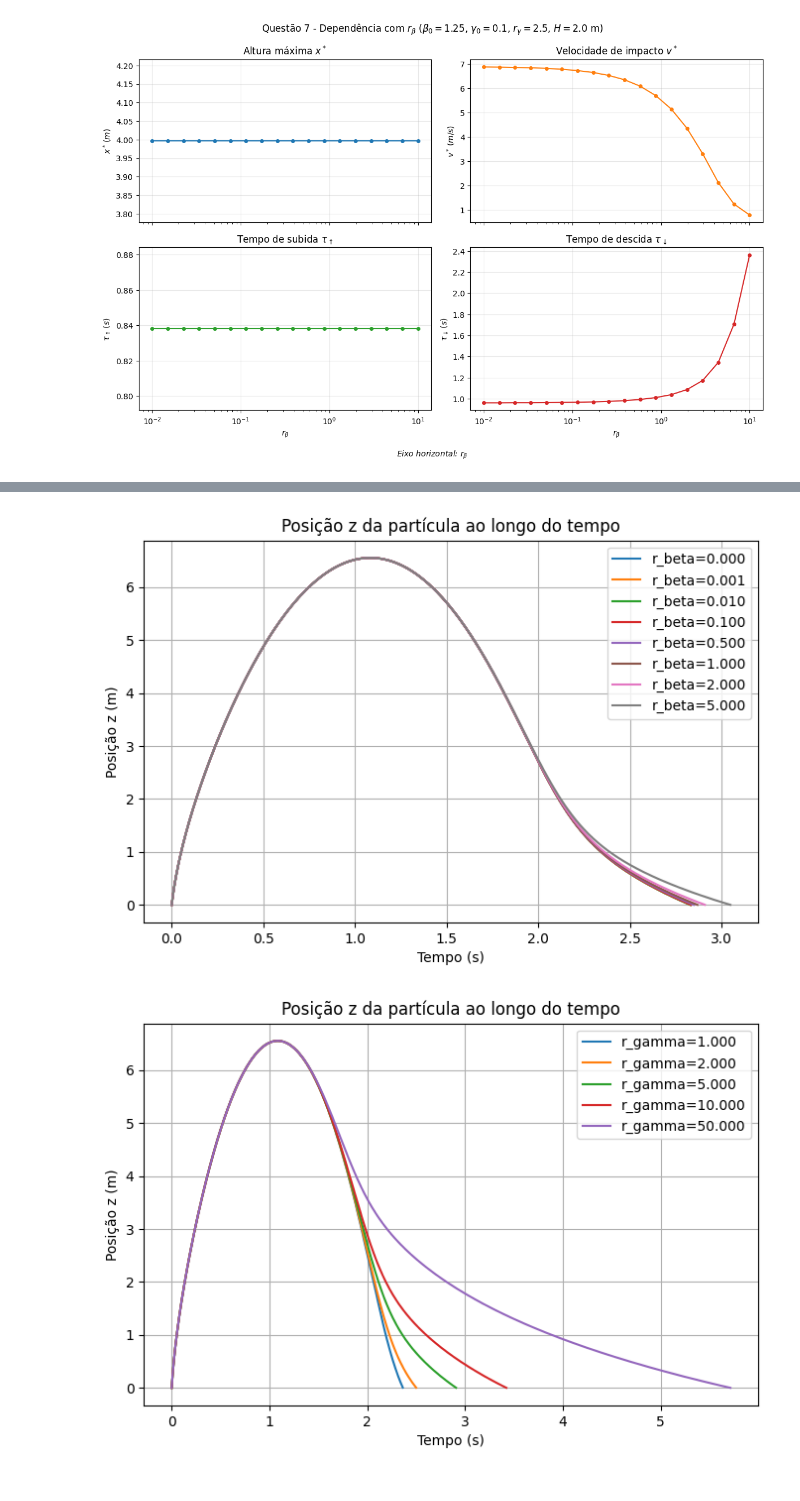
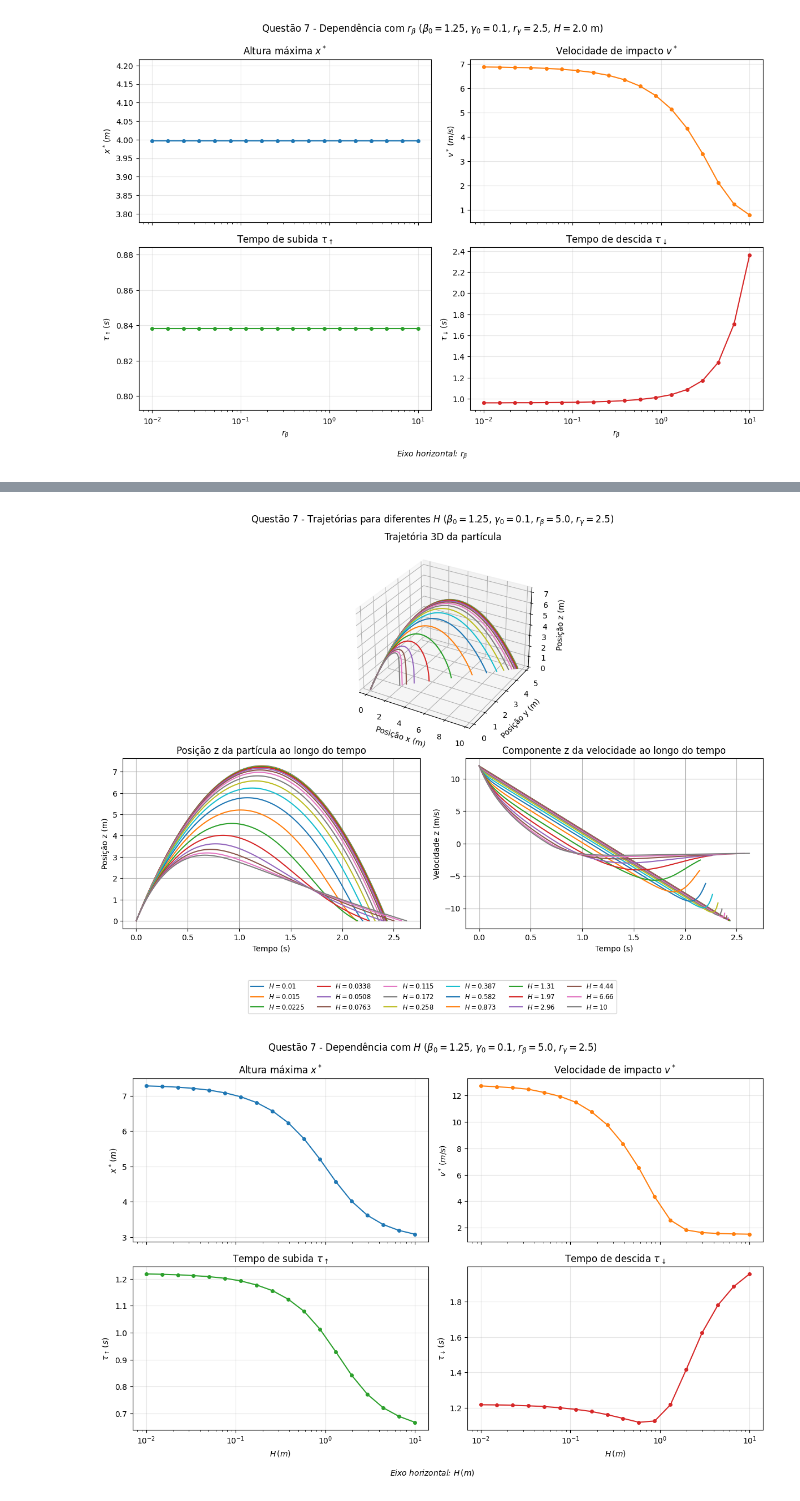
Before and after one commit to Lucas-GBP/mecanica-geral, a Jupyter notebook: src/firstProject.ipynb, the cells around one changed output, grey strips where cells are left out. Saved outputs shown, nothing was run; the diff lists cells and outputs as text; code cells hidden in the pictures.

```diff
--- a/src/firstProject.ipynb
+++ b/src/firstProject.ipynb
@@ -594,27 +606,28 @@ R_BETA_VALUES_Q7 = np.logspace(-2, 1, 18)  # 0.01 até 10
 results_q7: list[SimulationResults] = []
 for r_beta_val in R_BETA_VALUES_Q7:
     result = simulate_until_ground(
-        beta_o=COM['beta_o'],
-        gamma_o=COM['gamma_o'],
         r_beta=float(r_beta_val),
-        r_gamma=COM['r_gamma'],
-        h=COM['h'],
         velocity=Vec3(4.0, 2.0, 12.0),
         with_drag=True,
     )
     results_q7.append(result)
 
-graphic = plot_three_panels(
-    [SimulationPlot(label=rf'$r_\beta={r_beta_val:.3g}$', result=res) for r_beta_val, res in zip(R_BETA_VALUES_Q7, results_q7)],
-    suptitle=rf'Questão 7 - Trajetórias para diferentes $r_\beta$ ($\beta_0={COM["beta_o"]}$, $\gamma_0={COM["gamma_o"]}$, $r_\gamma={COM["r_gamma"]}$, $H={COM["h"]}\,m$)'
+simulations_plots = [SimulationPlot(label=rf'$r_\beta={r_beta_val:.3g}$', result=res) for r_beta_val, res in zip(R_BETA_VALUES_Q7, results_q7)]
+
+fig_q7_panels, _ = plot_three_panels(
+    simulations_plots,
+    suptitle=rf'Questão 7 - Trajetórias para diferentes $r_\beta$ ($\beta_0={BETA_O}$, $\gamma_0={GAMMA_O}$, $r_\gamma={R_GAMMA}$, $H={H}\,m$)'
 )
-fig_q7, axes_q7 = plot_metrics_from_results(
+fig_q7_metrics, axes_q7 = plot_metrics_from_results(
     results_q7,
     x_values=R_BETA_VALUES_Q7,
     x_label=r'$r_\beta$',
     x_scale='log',
-    suptitle=rf'Questão 7 - Dependência com $r_\beta$ ($\beta_0={COM["beta_o"]}$, $\gamma_0={COM["gamma_o"]}$, $r_\gamma={COM["r_gamma"]}$, $H={COM["h"]}$ m)',
+    suptitle=rf'Questão 7 - Dependência com $r_\beta$ ($\beta_0={BETA_O}$, $\gamma_0={GAMMA_O}$, $r_\gamma={R_GAMMA}$, $H={H}$ m)',
 )
+
+exported_q7_panels = export_figure(fig_q7_panels, 'questao7_r_beta_trajetorias')
+exported_q7_metrics = export_figure(fig_q7_metrics, 'questao7_r_beta_metricas')
 # %% [output]
 [figure]
 [figure]
@@ -658,18 +634,35 @@ result_gamma = plot_altitude_per_time(simulations_gamma_list)
-# %%
-VALORES_R_BETA = [0.0001, 0.001, 0.01, 0.1, 0.5, 1.0, 2.0, 5.0]
-simulations_r_beta_list = [
-    SimulationPlot(label=f'r_beta={r_beta:.3f}', result=simulate_until_ground(r_beta=r_beta), plot_style={'linestyle': '-'})
-    for r_beta in VALORES_R_BETA
-]
-result_r_beta = plot_altitude_per_time(simulations_r_beta_list)
-# %% [output]
-[figure, removed]
-# %%
-VALORES_R_GAMMA = [1.0, 2.0, 5.0, 10.0, 50.0]
-simulations_r_gamma_list = [
-    SimulationPlot(label=f'r_gamma={r_gamma:.3f}', result=simulate_until_ground(r_gamma=r_gamma), plot_style={'linestyle': '-'})
-    for r_gamma in VALORES_R_GAMMA
-]
-result_r_gamma = plot_altitude_per_time(simulations_r_gamma_list)
-# %% [output]
-[figure, removed]
+# %%
+# Variação adicional da Questão 7: exploração paramétrica variando apenas H
+H_VALUES_Q7 = np.logspace(-2, 1, 18)  # 0.01 até 10
+
+results_q7_h: list[SimulationResults] = []
+for h_val in H_VALUES_Q7:
+    result = simulate_until_ground(
+        h=float(h_val),
+        velocity=Vec3(4.0, 2.0, 12.0),
+        with_drag=True,
+    )
+    results_q7_h.append(result)
+
+simulations_plots_q7_h = [
+    SimulationPlot(label=rf'$H={h_val:.3g}$', result=res)
+    for h_val, res in zip(H_VALUES_Q7, results_q7_h)
+]
+
+fig_q7_h_panels, _ = plot_three_panels(
+    simulations_plots_q7_h,
+    suptitle=rf'Questão 7 - Trajetórias para diferentes $H$ ($\beta_0={BETA_O}$, $\gamma_0={GAMMA_O}$, $r_\beta={R_BETA}$, $r_\gamma={R_GAMMA}$)'
+)
+fig_q7_h_metrics, axes_q7_h = plot_metrics_from_results(
+    results_q7_h,
+    x_values=H_VALUES_Q7,
+    x_label=r'$H\,(m)$',
+    x_scale='log',
+    suptitle=rf'Questão 7 - Dependência com $H$ ($\beta_0={BETA_O}$, $\gamma_0={GAMMA_O}$, $r_\beta={R_BETA}$, $r_\gamma={R_GAMMA}$)',
+)
+
+exported_q7_h_panels = export_figure(fig_q7_h_panels, 'questao7_h_trajetorias')
+exported_q7_h_metrics = export_figure(fig_q7_h_metrics, 'questao7_h_metricas')
+# %% [output]
+[figure, added]
+[figure, added]
```
Also changed, not shown: parts of 13 cells of this notebook, 15 other files.
